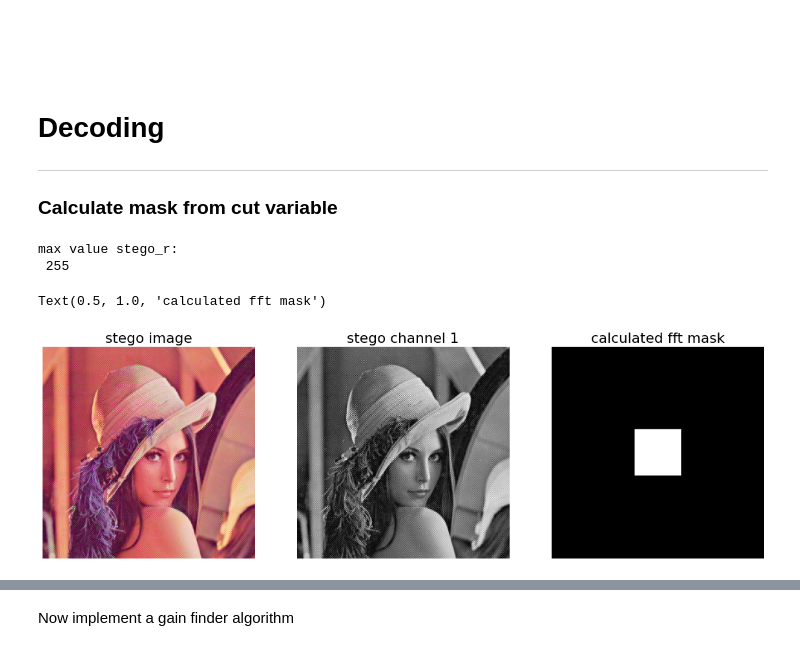
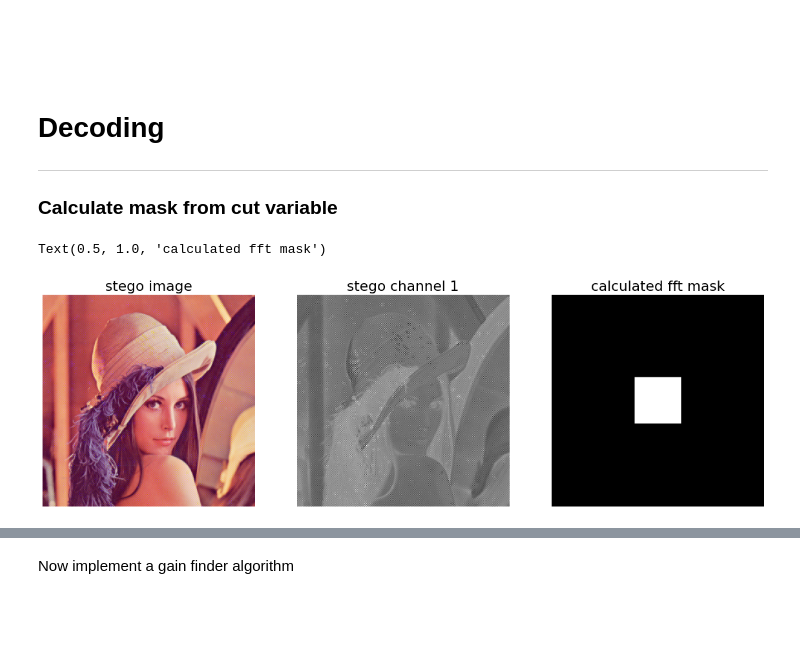
Before and after one commit to PIX3LFLUX/Steganosaurus, a Jupyter notebook: FFT_stego_sharp.ipynb, the cells around one changed output, grey strips where cells are left out. Saved outputs shown, nothing was run; the diff lists cells and outputs as text; code cells hidden in the pictures; blank space fills up the shorter version.

```diff
--- a/FFT_stego_sharp.ipynb
+++ b/FFT_stego_sharp.ipynb
@@ -140,34 +210,47 @@ def text_from_bits(bits, encoding='utf-8', errors='surrogatepass'):
 
 
 """ int version """
-def text_to_bits_int(text, gain):
+def text_to_bits_int(text: str, gain: int) -> list:
     string_bits = text_to_bits(text)
     # convert each char to int
     message_bits = [int(i)*gain for i in string_bits]
+
+    # generate HEADERS
+
     # get length of bitstream as bytes (overflow error if too large)
     formated = bin(len(message_bits))[2:]
-    while len(formated) < 16:
+    while len(formated) < 32:
         formated = '0' + formated
     message_len = [int(j)*gain for j in formated]
-    # append length onto the first 2 bytes of the message
-    message_bits = message_len + message_bits
+
+    header_colorspace = [colorspace * gain]
+
+    # join header with message
+    message_bits = header_colorspace + message_len + message_bits
+
     return message_bits
 
 
 def text_from_bits_int(bits):
+    # separate HEADER from message
+    header_bits = bits[:32+1]
+
+    header_colorspace = int(str(header_bits[0]), 2)
+
+    header_message_len = ""
     # convert each element to string
-    message_len_bits = bits[:16]
-    message_len = ""
-    for bit in message_len_bits:
-        message_len = message_len + str(bit)
-    message_len = int(message_len, 2)
-    string_bits = [str(i) for i in bits[16:message_len+16]]
+    for bit in header_bits[1:]:
+        header_message_len = header_message_len + str(bit)
+    # convert string to int (base 2)
+    header_message_len = int(header_message_len, 2)
+    string_bits = [str(i) for i in bits[32+1:header_message_len+32+1]]
     string_concat = ""
     # concatenate each element to one string
     for string in string_bits:
         string_concat += string
     string_decode = text_from_bits(string_concat)
-    return string_decode, message_len
+    return string_decode, header_message_len, header_colorspace
+
 
 # normalize a channel by its max and min values
 def convert(img, target_type_min, target_type_max, target_type):
@@ -181,7 +264,7 @@ def convert(img, target_type_min, target_type_max, target_type):
 
 
 # convert inverse transformed message to parsable binary message
-def message2bin(message, threshold):
+def message2bin(message, threshold: int):
     digital = np.zeros(len(message)).astype('uint8')
     for ix, m in enumerate(message):
         if m > threshold:
@@ -201,6 +284,5 @@ def message2bin(message, threshold):
 # %%
 gain = 100000
-max_cut = 0.3
 # %% [markdown]
 ### Mask
 # %%
@@ -391,47 +476,45 @@ image saved
 ### Calculate mask from cut variable
 # %%
 # load and plot image
-stego_img = Image.open("ImageSources\\Steganograms\\remerged_sharp.png")
+stego_img = Image.open("Steganograms\\remerged_sharp.png").convert(colorspace_dict[colorspace])
 # stego_img = Image.open("ImageSources\\Steganograms\\remerged_sharp.png").convert("YCbCr")
 
 plt.figure(figsize=(20,10))
 plt.subplot(131)
 plt.axis("off")
-plt.imshow(stego_img)
+plt.imshow(stego_img.convert("RGB"))
 plt.title("stego image")
 
 steg_channel0, steg_channel1, steg_channel2 = stego_img.split() #split image into its RGB channels
 
 plt.subplot(132)
 plt.axis("off")
 plt.imshow(steg_channel1, cmap="gray")
 plt.title("stego channel 1")
 
 # calculate mask
 def calculate_FFTmask(columns, rows, cut = None):
     if not cut:
         cut = max_cut
     stego_fft_mask = np.full((rows, columns), False)
     row_start = round(rows/2*(1-cut))
     row_stop = round(rows/2*(1+cut))
     col_start = round(columns/2*(1-cut))
     col_stop = round(columns/2*(1+cut))
     stego_fft_mask[row_start:row_stop, col_start:col_stop] = True  # rectangular
 
     return stego_fft_mask
 
 stego_fft_mask = calculate_FFTmask(*(stego_img.size), cut)
 # stego_fft_mask = calculate_FFTmask(*(stego_img.size))
 
 plt.subplot(133)
 plt.axis("off")
 plt.imshow(stego_fft_mask, cmap="gray")
 plt.title("calculated fft mask")
 # %% [output]
-max value stego_r:
- 255
+Text(0.5, 1.0, 'calculated fft mask')
-Text(0.5, 1.0, 'calculated fft mask')
-[figure, old version]
+[figure, new version]
 # %%
 def get_message(stego_channel, mask):
     # transform R channel into frequency domain
```
Also changed, not shown: parts of 15 cells of this notebook, 2 other files.
